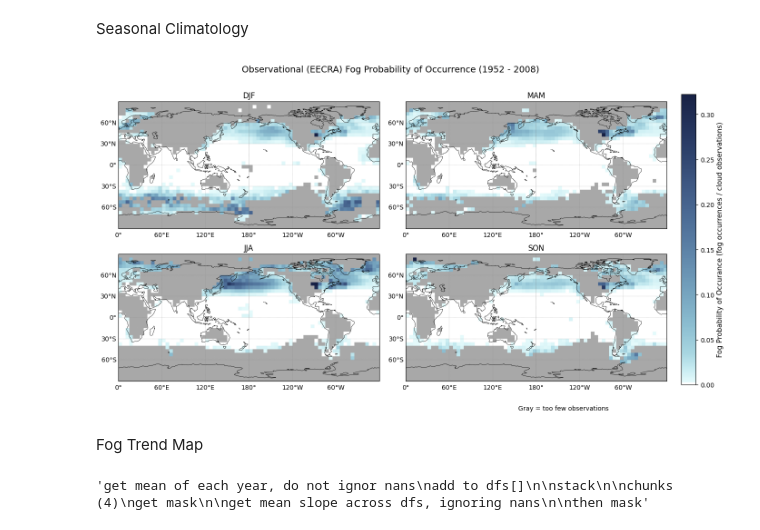
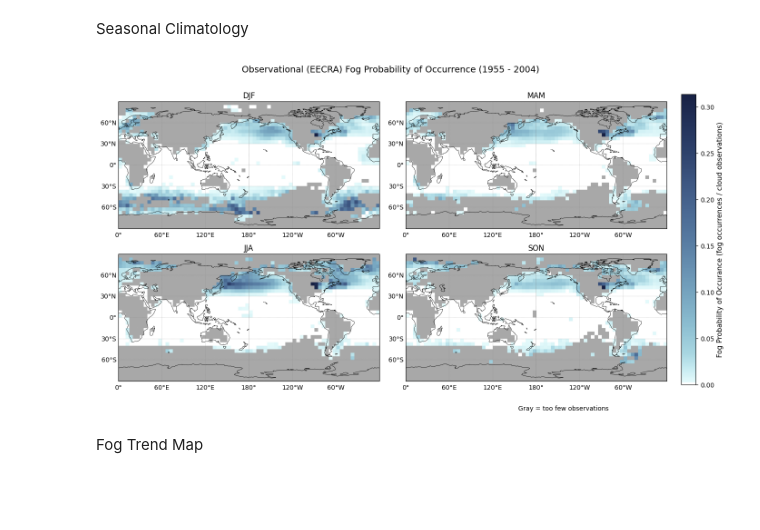
Before and after one commit to ywanika/MSC25_LowCloud, a Jupyter notebook: 02visualizeEECRA.ipynb, the cells around one changed output. Saved outputs shown, nothing was run; the diff lists cells and outputs as text; code cells hidden in the pictures; blank space fills up the shorter version.

```diff
--- a/02visualizeEECRA.ipynb
+++ b/02visualizeEECRA.ipynb
@@ -27,7 +30,7 @@ lon_bins = np.arange(0, 361, 5)
 
 lon_grid, lat_grid = np.meshgrid(lon_bins, lat_bins)
 # %%
-path = "data/EECRA/5yr_seasonal/"
+path = "data/EECRA/5yr_seasonal_study/"
 
 files = os.listdir(path)
 # %%
@@ -100,86 +103,81 @@ for i, season in enumerate(seasons):
 
     ax = axs[i]
     cmap = fog_cmap
     cmap.set_bad('darkgray')
 
     img = ax.imshow(
         climatology,
         extent=[lon_bins[0], lon_bins[-1], lat_bins[0], lat_bins[-1]],
         cmap=cmap,
         origin='lower',
         transform=ccrs.PlateCarree(),
         aspect='auto'
     )
 
     ax.coastlines(linewidth=0.5)
     gl = ax.gridlines(draw_labels=True, linewidth=0.3, color='gray', alpha=0.7, linestyle='--')
     gl.right_labels = False
     gl.top_labels = False
     ax.set_title(seasonName)
 
 # Colorbar
 fig.subplots_adjust(right=0.88)
 cbar_ax = fig.add_axes([0.9, 0.1, 0.02, 0.8])
 cbar = fig.colorbar(img, cax = cbar_ax)
 cbar.set_label("Fog Probability of Occurance (fog occurrences / cloud observations)", fontsize = 11)
 
-fig.suptitle("Observational (EECRA) Fog Probability of Occurrence (1952 - 2008)", fontsize=14)
+fig.suptitle("Observational (EECRA) Fog Probability of Occurrence (1955 - 2004)", fontsize=14)
 fig.text(0.8, 0.03, "Gray = too few observations", fontsize=10, ha="right")
 
-plt.savefig("dataViz/EECRASeasonalClimatology")
+plt.savefig("dataViz/EECRA_SeasonalClimatology")
 plt.show()
 # %% [output]
-[figure, old version]
+[figure, new version]
 # %% [markdown]
 Fog Trend Map
 # %%
 def linreg_slope(x, y):
-    slope, intercept, r_value, p_value, _ = stats.linregress(time_x, y)
+    slope, intercept, r_value, p_value, _ = stats.linregress(x, y)
     return slope, intercept, r_value, p_value
 
-dfs = []
-for yr in range(1951, 1954, 5): # 2009):
-    #get mean of 5yr year, where there have been observations in every season
+### note: code is tightly coupled to 1955- 2004 being in the 5yr_seasonal_study folder
+
+yearDAs = []
+#seasonal 5yr filename years
+for yr in range(1955, 2001, 5):
+    #get mean of 5yr, where there have been observations in every season
     seasonalfiles = glob.glob(os.path.join(path, f"*{str(yr)}*.csv"))
     seasonal_das = []
     for f in seasonalfiles:
         df = pd.read_csv(f, sep=',', header=None)
         da = xr.DataArray(df.values, dims=["lat", "lon"])
+        seasonal_das.append(da)
 
-        seasonal_das.append(da)
     stacked = xr.concat(seasonal_das, dim="time")
-    yearDA = stacked.mean("time", skipna=False)
+    yearDA = stacked.mean("time", skipna=False) #mean fog probability across 5- yr file
 
-    dfs.append(yearDA)
+    yearDAs.append(yearDA)
 
-stacked = xr.concat(dfs, dim="time")
-time_x = list (range(len(stacked))) # TODO: *********
+stacked = xr.concat(yearDAs, dim="time")
+stacked_test1 = stacked.mean(dim="time")
+time_x = list(range(1955, 2001, 5)) # TODO
 
 # Mask areas where there is not at least one fog probability observation per every 10-15 yrs
-chunks = np.array_split(stacked, 4, axis=0) #chunks of years
+chunks = np.array_split(stacked, 2, axis=0) #chunks of years
 chunk_masks = [(~chunk.isnull()).any(dim='time') for chunk in chunks] #list of masks, areas where there was no observation during chunk
 combined_mask = xr.concat(chunk_masks, dim='chunk').all(dim='chunk') #combine masks
 
-"""results = xr.apply_ufunc(
+stacked = stacked.where(combined_mask)
+stacked_test2 = stacked.mean(dim="time")
+
+results = xr.apply_ufunc(
     linreg_slope,
     time_x,
-    yrly_mean_cloud,
-    input_core_dims=[['year']],
+    stacked,
+    input_core_dims=[["time"], ['time']],
     output_core_dims=[[], [], [], []],
     vectorize=True,
     output_dtypes=[float, float, float, float],
-)"""
+)
 
-"""get mean of each year, do not ignor nans
-add to dfs[]
-
-stack
-
-chunks (4)
-get mask
-
-get mean slope across dfs, ignoring nans
-
-then mask"""
+slope, _, _, _ = results
-# %% [output]
-'get mean of each year, do not ignor nans\nadd to dfs[]\n\nstack\n\nchunks (4)\nget mask\n\nget mean slope across dfs, ignoring nans\n\nthen mask'
```
Also changed, not shown: parts of 4 cells of this notebook, 7 other files.
